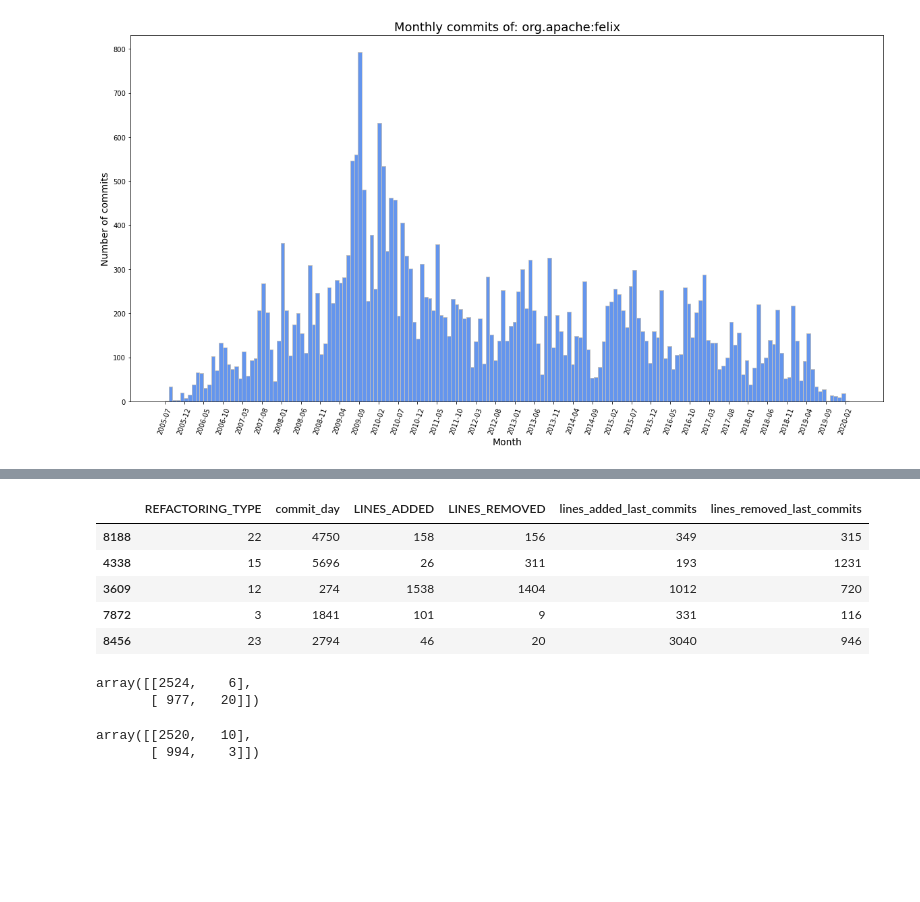
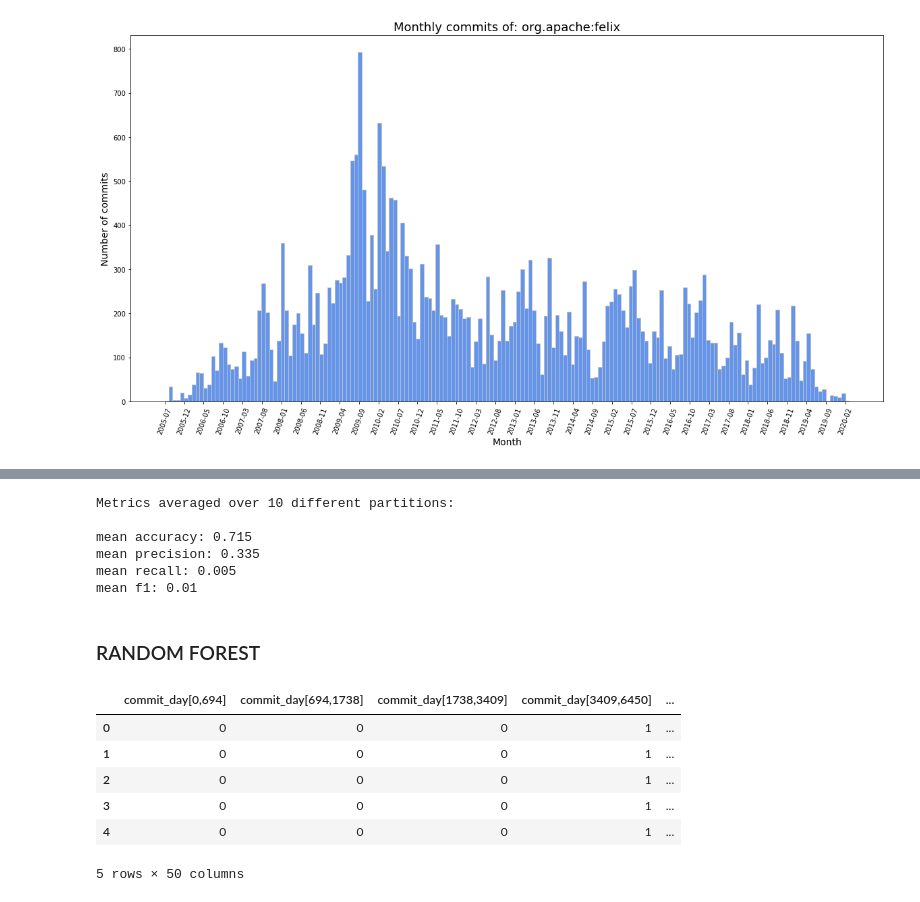
Before and after one commit to danigoju/Technical-Debt-DLMP, a Jupyter notebook: notebooks/modeling.ipynb, the cells around one changed output, grey strips where cells are left out. Cells and saved outputs as stored; diff of their text form; code cells hidden in the pictures; blank space fills up the shorter version.

Commit message:
KFold CrossValidation and change name of statistical_test notebook

```diff
--- a/notebooks/modeling.ipynb
+++ b/notebooks/modeling.ipynb
@@ -76,0 +161,32 @@ X["REFACTORING_TYPE"] = X["REFACTORING_TYPE"].astype("category").cat.codes
+# %%
+print('Metrics averaged over 10 different partitions:\n')
+kf = KFold(n_splits=10, shuffle=True)
+kf.get_n_splits(X)
+accuracies = []
+precisions = []
+recalls = []
+f1s = []
+
+for train_index, test_index in kf.split(X):
+    model = sm.GLM(y[train_index],X.iloc[train_index], family = sm.families.Binomial())
+    res = model.fit()
+    pred = res.predict(X.iloc[test_index])
+
+    accuracies.append(accuracy_score(y[test_index], pred > 0.5))
+    precisions.append(precision_score(y[test_index], pred > 0.5))
+    recalls.append(recall_score(y[test_index], pred > 0.5))
+    f1s.append(f1_score(y[test_index], pred > 0.5))
+
+print('mean accuracy:', round(np.mean(accuracies),3))
+print('mean precision:', round(np.mean(precisions),3))
+print('mean recall:', round(np.mean(recalls),3))
+print('mean f1:', round(np.mean(f1s),3))
+# %% [output]
+Metrics averaged over 10 different partitions:
+
+mean accuracy: 0.715
+mean precision: 0.335
+mean recall: 0.005
+mean f1: 0.01
+# %% [markdown]
+### RANDOM FOREST
@@ -77,28 +204,25 @@ X["REFACTORING_TYPE"] = X["REFACTORING_TYPE"].astype("category").cat.codes
+# %%
+a = pd.get_dummies(pd.cut(refactor_commits['commit_day'], bins=[0,694,1738,3409,6450],labels=['commit_day[0,694]','commit_day[694,1738]','commit_day[1738,3409]','commit_day[3409,6450]']))
+b = pd.get_dummies(pd.cut(refactor_commits['LINES_ADDED'], bins=[0,52,181,542,119045],labels=['LINES_ADDED[0,52]','LINES_ADDED[52,181]','LINES_ADDED[181,542]','LINES_ADDED[542,119045]']))
+c = pd.get_dummies(pd.cut(refactor_commits['LINES_REMOVED'], bins=[0,22,92,298,119047],labels=['LINES_REMOVED[0,22]','LINES_REMOVED[22,92]','LINES_REMOVED[92,298]','LINES_REMOVED[298,119047]']))
+d = pd.get_dummies(pd.cut(refactor_commits['lines_added_last_commits'], bins=[0,541,1080,2246,178258],labels=['lines_added_last_commits_1','lines_added_last_commits_2','lines_added_last_commits_3','lines_added_last_commits_4']))
+e = pd.get_dummies(pd.cut(refactor_commits['lines_removed_last_commits'], bins=[0,265,569,1219,179351],labels=['lines_removed_last_commits_1','lines_removed_last_commits_2','lines_removed_last_commits_3','lines_removed_last_commits_4']))
+f = pd.get_dummies(refactor_commits.REFACTORING_TYPE)
+data = pd.concat([a, b, c, d, e, f, refactor_commits['LABEL']], axis=1)
 # %%
-X_train.head()
+data.head()
 # %% [output]
-|  | REFACTORING_TYPE | commit_day | LINES_ADDED | LINES_REMOVED | lines_added_last_commits | lines_removed_last_commits |
-| 8188 | 22 | 4750 | 158 | 156 | 349 | 315 |
-| 4338 | 15 | 5696 | 26 | 311 | 193 | 1231 |
-| 3609 | 12 | 274 | 1538 | 1404 | 1012 | 720 |
-| 7872 | 3 | 1841 | 101 | 9 | 331 | 116 |
-| 8456 | 23 | 2794 | 46 | 20 | 3040 | 946 |
+|  | commit_day[0,694] | commit_day[694,1738] | commit_day[1738,3409] | commit_day[3409,6450] | ... |
+| 0 | 0 | 0 | 0 | 1 | ... |
+| 1 | 0 | 0 | 0 | 1 | ... |
+| 2 | 0 | 0 | 0 | 1 | ... |
+| 3 | 0 | 0 | 0 | 1 | ... |
+| 4 | 0 | 0 | 0 | 1 | ... |
+5 rows × 50 columns
 # %%
+X = data.drop(columns='LABEL')
+y = data['LABEL']
 X_train, X_test, y_train, y_test = train_test_split(X, y, test_size=0.33, random_state=42)
-clf = svm.SVC(kernel = 'rbf')
-clf.fit(X_train, y_train)
-predicts = clf.predict(X_test)
-confusion_matrix(y_test, predicts)
+clf = RandomForestClassifier(max_depth=2, random_state=0, n_estimators=100, class_weight={0:0.3, 1:0.7})
+clf.fit(X, y)
+pred = clf.predict(X_test)
-# %% [output]
-array([[2524,    6],
-       [ 977,   20]])
-# %%
-y_train = pd.Series(y_train).replace(1,0.95).replace(0,0.05)
-y_train = np.asarray(y_train).astype(float)
-model = sm.GLM(y_train,X_train, family = sm.families.Binomial())
-res = model.fit()
-res = res.predict(X_test)
-confusion_matrix(y_test, res > 0.5)
-# %% [output]
-array([[2520,   10],
-       [ 994,    3]])
```
Also changed, not shown: parts of 13 cells of this notebook, 1 other file.
